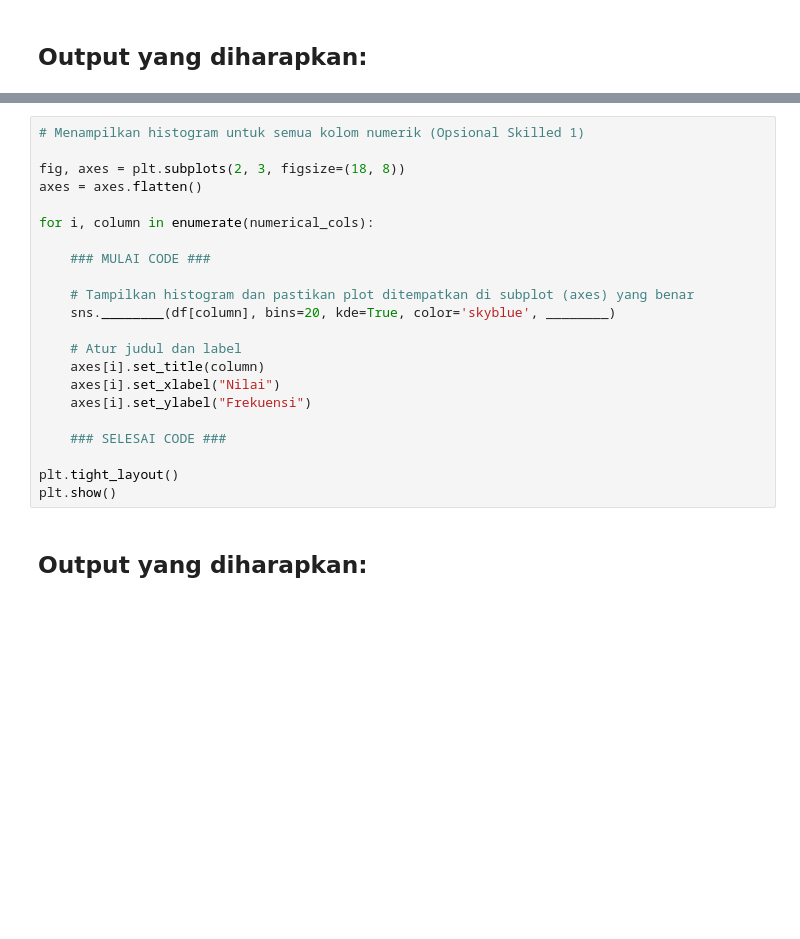
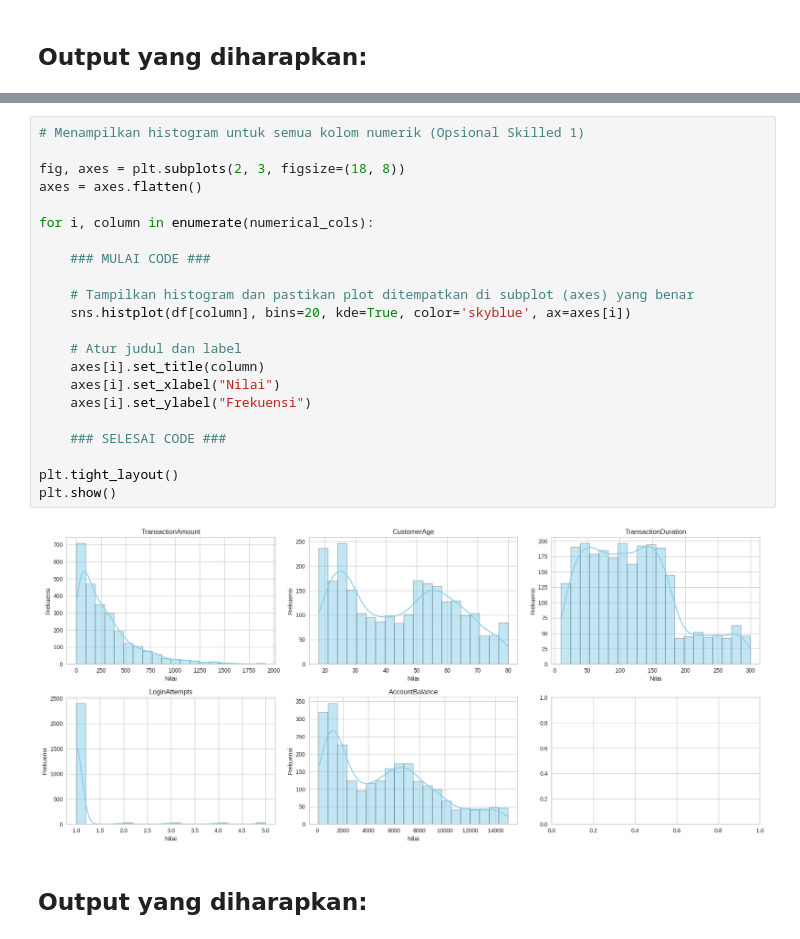
Before and after one commit to asyzyni/Bank-Transaction-Dataset-for-Fraud-Detection, a Jupyter notebook: [Clustering]_Submission_Akhir_BMLP_Your_Name.ipynb, the cells around one changed output, grey strips where cells are left out. Cells and saved outputs as stored; diff of their text form; blank space fills up the shorter version.

```diff
--- a/[Clustering]_Submission_Akhir_BMLP_Your_Name.ipynb
+++ b/[Clustering]_Submission_Akhir_BMLP_Your_Name.ipynb
@@ -151,25 +188,27 @@ plt.show()
 # %%
 # Menampilkan histogram untuk semua kolom numerik (Opsional Skilled 1)
 
 fig, axes = plt.subplots(2, 3, figsize=(18, 8))
 axes = axes.flatten()
 
 for i, column in enumerate(numerical_cols):
 
     ### MULAI CODE ###
 
     # Tampilkan histogram dan pastikan plot ditempatkan di subplot (axes) yang benar
-    sns.________(df[column], bins=20, kde=True, color='skyblue', ________)
+    sns.histplot(df[column], bins=20, kde=True, color='skyblue', ax=axes[i])
 
     # Atur judul dan label
     axes[i].set_title(column)
     axes[i].set_xlabel("Nilai")
     axes[i].set_ylabel("Frekuensi")
 
     ### SELESAI CODE ###
 
 plt.tight_layout()
 plt.show()
+# %% [output]
+[figure, added]
 # %% [markdown]
 ## **Output yang diharapkan:**
 # %% [markdown]
```
Also changed, not shown: parts of 28 cells of this notebook, 4 other files.
